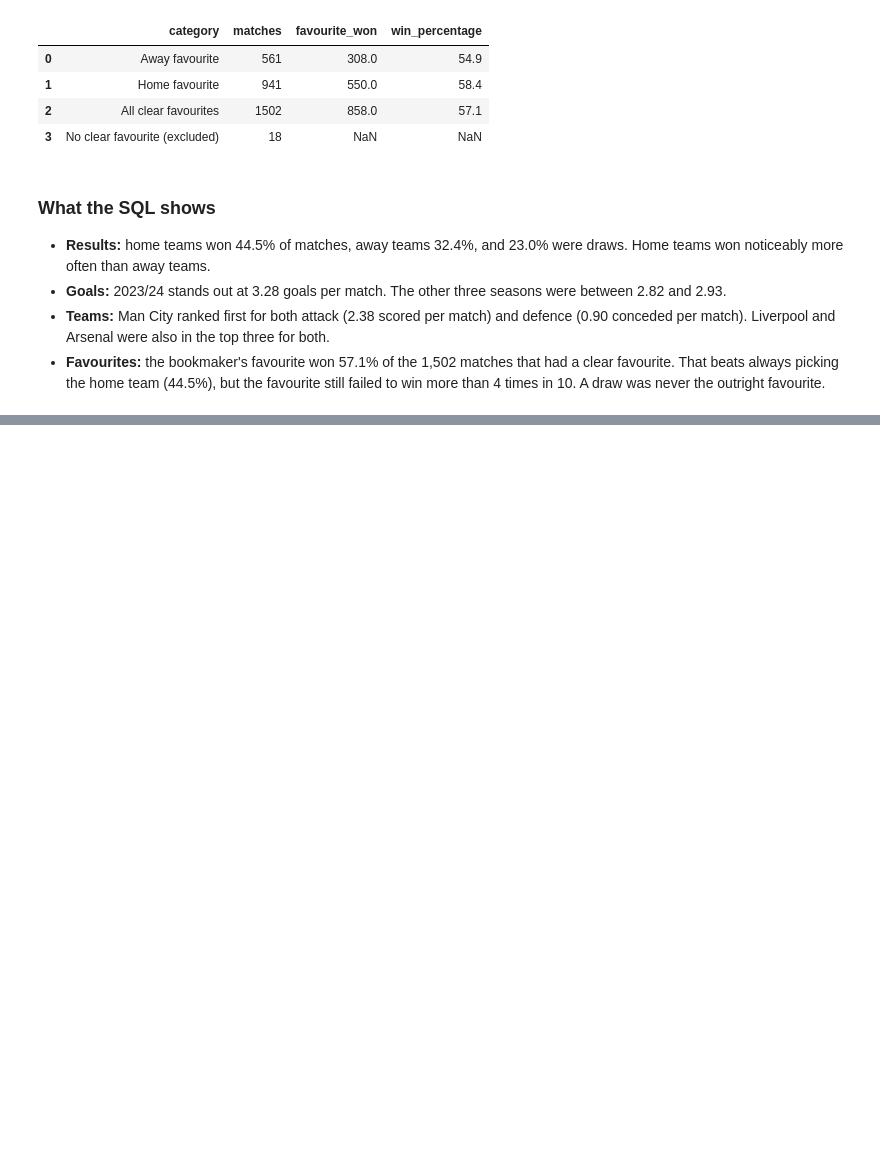
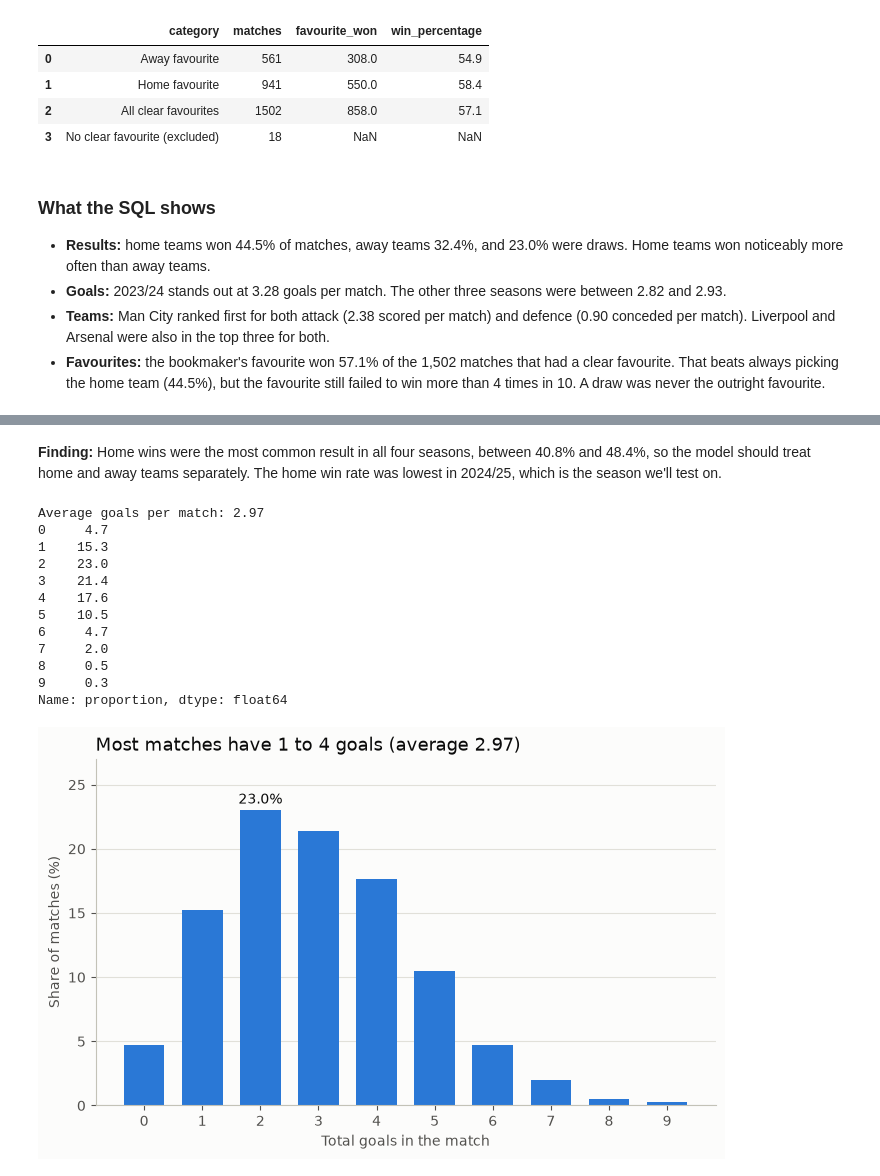
Before and after one commit to Yurieb/premier-league-match-predictor, a Jupyter notebook: football_model.ipynb, the cells around one changed output, grey strips where cells are left out. Drawn from its saved outputs; the diff is of its cells as text; code cells hidden in the pictures; blank space fills up the shorter version.

```diff
--- a/football_model.ipynb
+++ b/football_model.ipynb
@@ -377,0 +446,40 @@ pd.read_sql_query(query, conn)
+# %% [markdown]
+**Finding:** Home wins were the most common result in all four seasons, between 40.8% and 48.4%, so the model should treat home and away teams separately. The home win rate was lowest in 2024/25, which is the season we'll test on.
+# %%
+# Chart 2: Distribution of goals per match
+
+total_goals = matches["FTHG"] + matches["FTAG"]
+
+# value_counts counts how often each total occurs. normalize=True turns counts into shares.
+goal_share = total_goals.value_counts(normalize=True).sort_index() * 100
+print("Average goals per match:", round(total_goals.mean(), 2))
+print(goal_share.round(1))
+
+fig, ax = plt.subplots()
+ax.bar(goal_share.index, goal_share.values, width=0.7, color=BLUE)
+
+# Label only the tallest bar, because the y-axis covers the rest
+most_common = goal_share.idxmax()
+ax.text(most_common, goal_share.max() + 0.5, f"{goal_share.max():.1f}%", ha="center", color=TEXT)
+
+ax.set_title(f"Most matches have 1 to 4 goals (average {total_goals.mean():.2f})")
+ax.set_xlabel("Total goals in the match")
+ax.set_ylabel("Share of matches (%)")
+ax.set_xticks(goal_share.index)   # Show a tick for each goal total that occurred
+ax.set_ylim(0, 27)                # Leave room for the label above the tallest bar
+ax.grid(axis="x", visible=False)
+plt.show()
+# %% [output]
+Average goals per match: 2.97
+0     4.7
+1    15.3
+2    23.0
+3    21.4
+4    17.6
+5    10.5
+6     4.7
+7     2.0
+8     0.5
+9     0.3
+Name: proportion, dtype: float64
+[figure, added]
```
Also changed, not shown: parts of 8 cells of this notebook.
